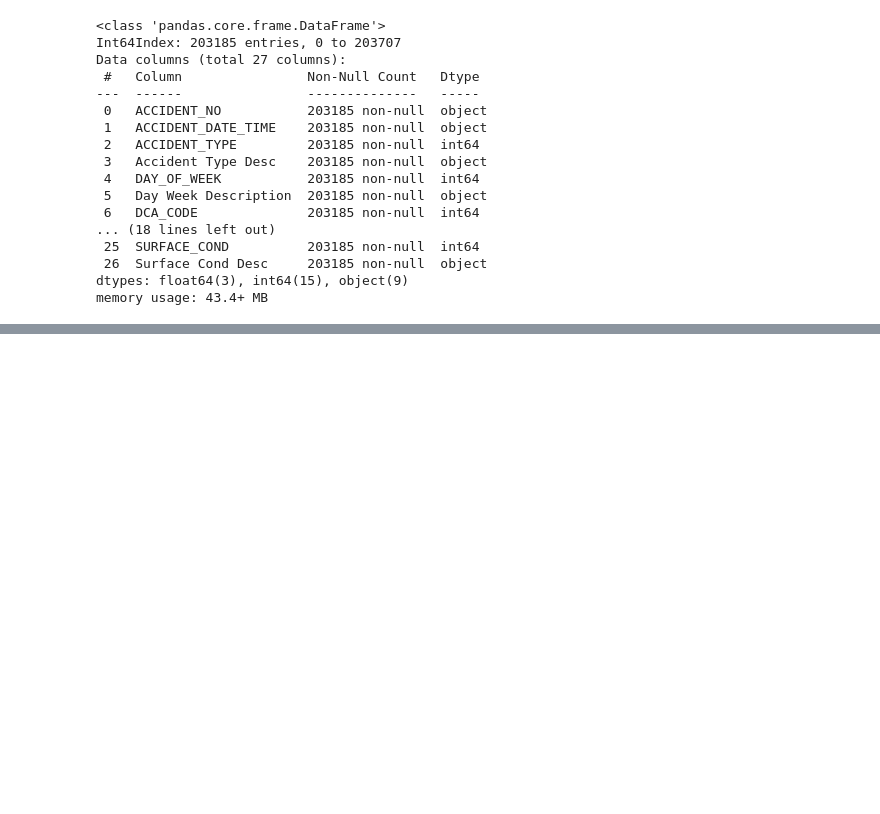
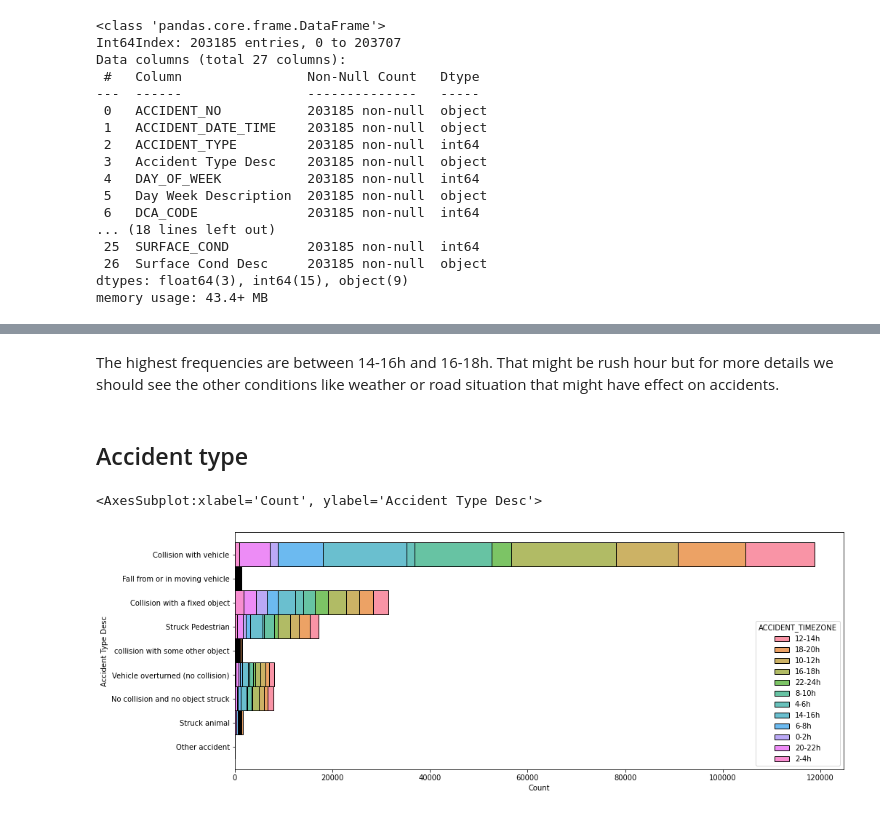
Before and after one commit to lethib/enea_study_case, a Jupyter notebook: data_analysis.ipynb, the cells around one changed output, grey strips where cells are left out. Saved outputs shown, nothing was run; the diff lists cells and outputs as text; code cells hidden in the pictures; blank space fills up the shorter version.

```diff
--- a/data_analysis.ipynb
+++ b/data_analysis.ipynb
@@ -115,0 +227,10 @@ memory usage: 43.4+ MB
+# %% [markdown]
+The highest frequencies are between 14-16h and 16-18h. That might be rush hour but for more details we should see the other conditions like weather or road situation that might have effect on accidents.
+# %% [markdown]
+## Accident type
+# %%
+plt.figure(figsize=(15,6))
+sns.histplot(data=df_acc, y=df_acc["Accident Type Desc"] , hue="ACCIDENT_TIMEZONE", multiple='stack')
+# %% [output]
+<AxesSubplot:xlabel='Count', ylabel='Accident Type Desc'>
+[figure, added]
```
Also changed, not shown: parts of 19 cells of this notebook.
